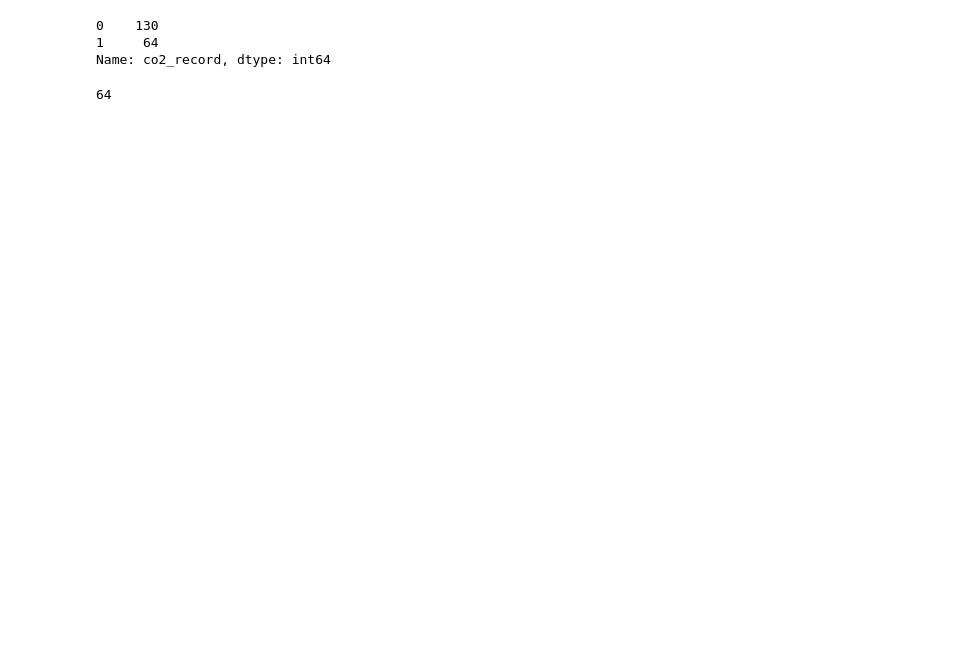
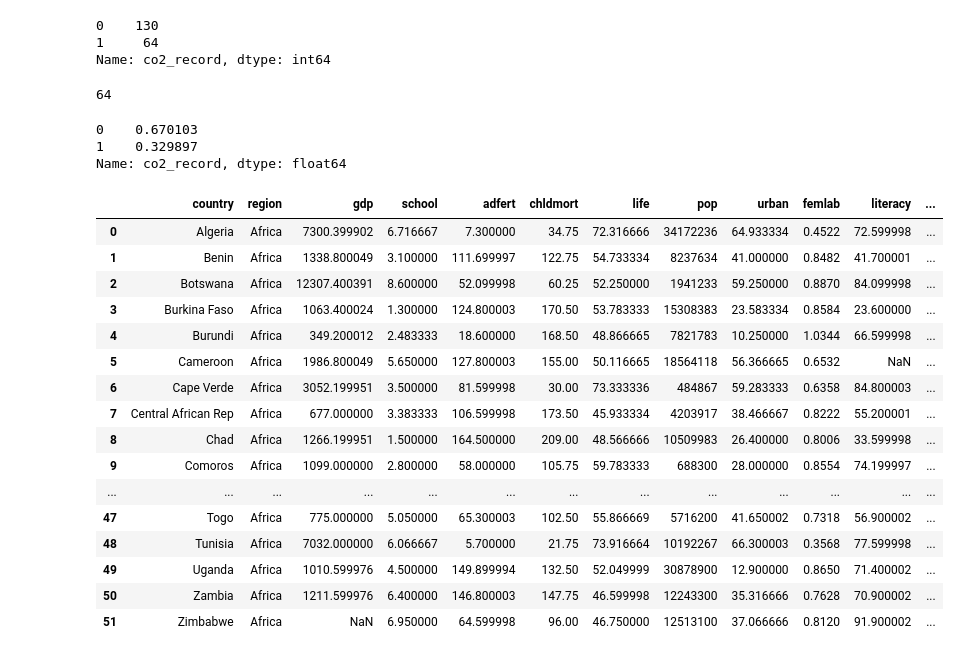
Before and after one commit to Denniels/data_analytic, a Jupyter notebook: nations.ipynb, the cells around one changed output. Drawn from its saved outputs; the diff is of its cells as text; code cells hidden in the pictures; blank space fills up the shorter version.

```diff
--- a/nations.ipynb
+++ b/nations.ipynb
@@ -268,3 +268,32 @@ Name: co2_record, dtype: int64
 df_nations['co2_record'].value_counts()[1]
 # %% [output]
 64
+# %%
+# Con el signo % entre los parentesis puedo ver el porcentaje de value_counts(%)
+df_nations['co2_record'].value_counts('%')
+# %% [output]
+0    0.670103
+1    0.329897
+Name: co2_record, dtype: float64
+# %%
+# Respuesta pregunta 4 ¿que se puede decir del alfavetismo en africa o europa?
+# Realizaremos un fuiltro para responder esta pregunta
+df_nations[df_nations['region'] == 'Africa']
+# %% [output]
+|  | country | region | gdp | school | adfert | chldmort | life | pop | urban | femlab | literacy | ... |
+| 0 | Algeria | Africa | 7300.399902 | 6.716667 | 7.300000 | 34.75 | 72.316666 | 34172236 | 64.933334 | 0.4522 | 72.599998 | ... |
+| 1 | Benin | Africa | 1338.800049 | 3.100000 | 111.699997 | 122.75 | 54.733334 | 8237634 | 41.000000 | 0.8482 | 41.700001 | ... |
+| 2 | Botswana | Africa | 12307.400391 | 8.600000 | 52.099998 | 60.25 | 52.250000 | 1941233 | 59.250000 | 0.8870 | 84.099998 | ... |
+| 3 | Burkina Faso | Africa | 1063.400024 | 1.300000 | 124.800003 | 170.50 | 53.783333 | 15308383 | 23.583334 | 0.8584 | 23.600000 | ... |
+| 4 | Burundi | Africa | 349.200012 | 2.483333 | 18.600000 | 168.50 | 48.866665 | 7821783 | 10.250000 | 1.0344 | 66.599998 | ... |
+| 5 | Cameroon | Africa | 1986.800049 | 5.650000 | 127.800003 | 155.00 | 50.116665 | 18564118 | 56.366665 | 0.6532 | NaN | ... |
+| 6 | Cape Verde | Africa | 3052.199951 | 3.500000 | 81.599998 | 30.00 | 73.333336 | 484867 | 59.283333 | 0.6358 | 84.800003 | ... |
+| 7 | Central African Rep | Africa | 677.000000 | 3.383333 | 106.599998 | 173.50 | 45.933334 | 4203917 | 38.466667 | 0.8222 | 55.200001 | ... |
+| 8 | Chad | Africa | 1266.199951 | 1.500000 | 164.500000 | 209.00 | 48.566666 | 10509983 | 26.400000 | 0.8006 | 33.599998 | ... |
+| 9 | Comoros | Africa | 1099.000000 | 2.800000 | 58.000000 | 105.75 | 59.783333 | 688300 | 28.000000 | 0.8554 | 74.199997 | ... |
+| ... | ... | ... | ... | ... | ... | ... | ... | ... | ... | ... | ... | ... |
+| 47 | Togo | Africa | 775.000000 | 5.050000 | 65.300003 | 102.50 | 55.866669 | 5716200 | 41.650002 | 0.7318 | 56.900002 | ... |
+| 48 | Tunisia | Africa | 7032.000000 | 6.066667 | 5.700000 | 21.75 | 73.916664 | 10192267 | 66.300003 | 0.3568 | 77.599998 | ... |
+| 49 | Uganda | Africa | 1010.599976 | 4.500000 | 149.899994 | 132.50 | 52.049999 | 30878900 | 12.900000 | 0.8650 | 71.400002 | ... |
+| 50 | Zambia | Africa | 1211.599976 | 6.400000 | 146.800003 | 147.75 | 46.599998 | 12243300 | 35.316666 | 0.7628 | 70.900002 | ... |
+| 51 | Zimbabwe | Africa | NaN | 6.950000 | 64.599998 | 96.00 | 46.750000 | 12513100 | 37.066666 | 0.8120 | 91.900002 | ... |
```
Also changed, not shown: parts of 5 cells of this notebook.
